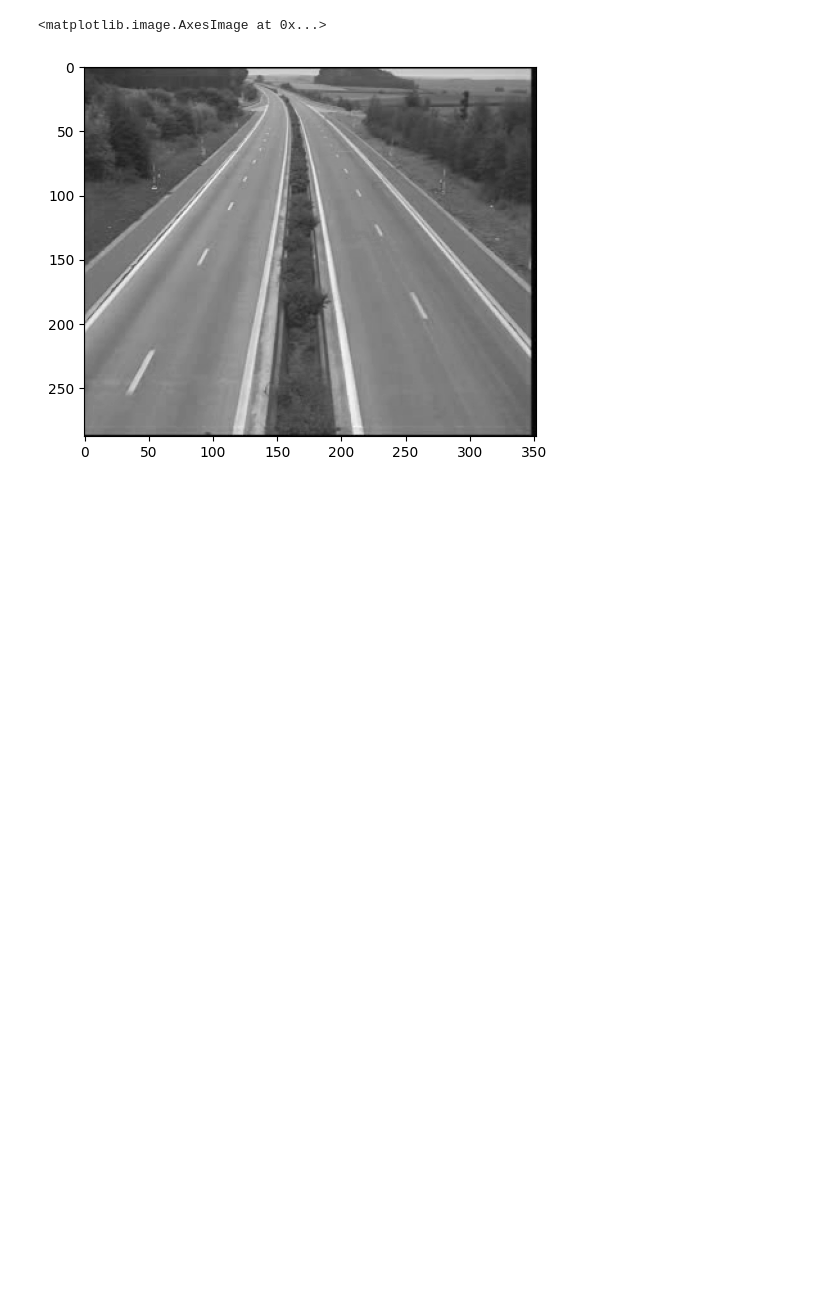
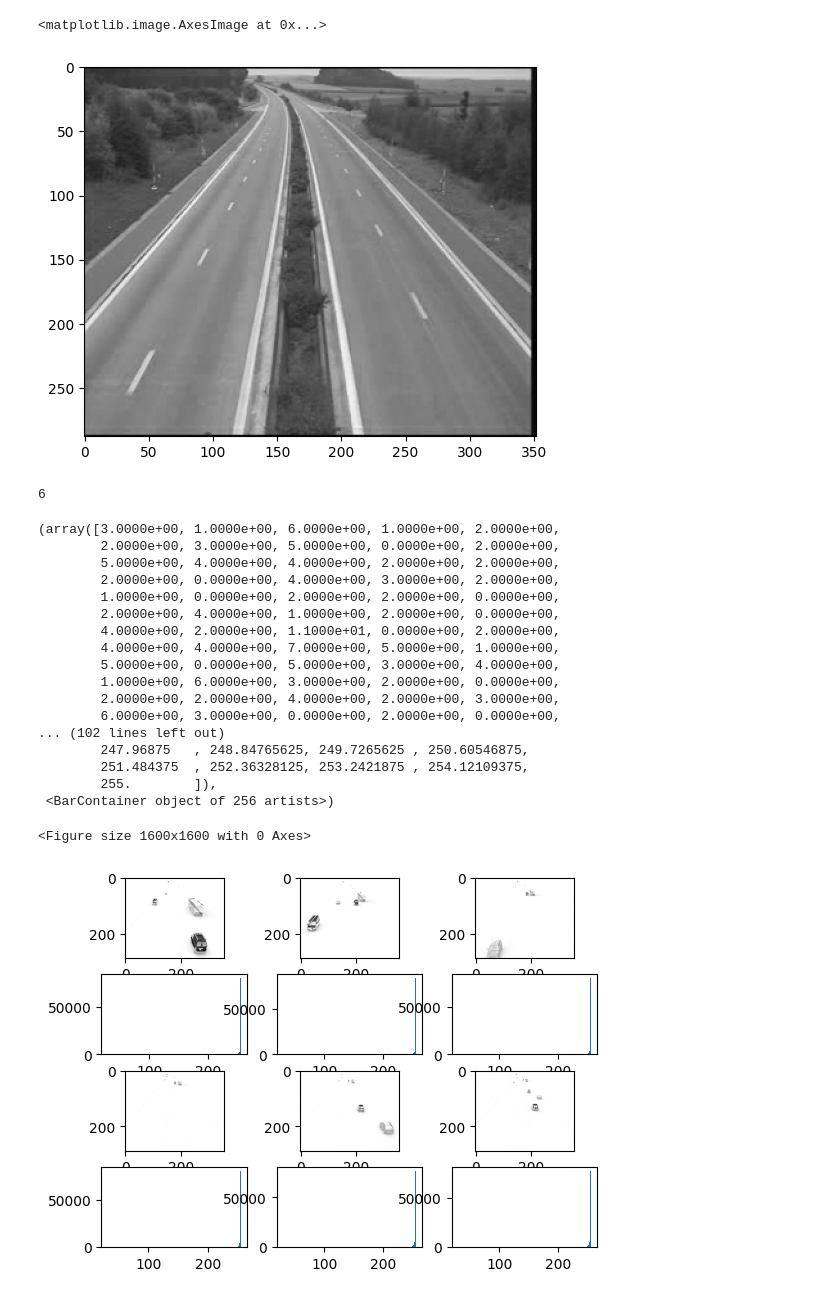
Before and after one commit to gpoell/qmul-computer-vision, a Jupyter notebook: src/cw5/main.ipynb, the cells around one changed output. Cells and saved outputs as stored; diff of their text form; code cells hidden in the pictures; blank space fills up the shorter version.

Commit message:
CW1.5 task C complete

```diff
--- a/src/cw5/main.ipynb
+++ b/src/cw5/main.ipynb
@@ -42,11 +42,11 @@ for i in range(total_frames):
     # Capture an image every second (or every 30 frames per second)
     if i % fps == 0:
 
-        # Save the frame as an image for visual comparison
-        cv2.imwrite('../../output/cw5/video_out/frame' + str(index) + '.png', frame)
-
         # Convert to Gray Scale to reduce noise
         frame = cv2.cvtColor(frame, cv2.COLOR_BGR2GRAY)
+
+        # Save the frame as an image for visual comparison
+        cv2.imwrite('../../output/cw5/video_out/frameA' + str(index) + '.png', frame)
 
         # Store images for processing background
         images.append(frame)
@@ -56,16 +56,13 @@ for i in range(total_frames):
             ref_frame = frame
 
         # Perform frame differencing using the first reference frame
-        result = frame - ref_frame
-        # r, g, b = result[:,:,0].flatten(), result[:,:,1].flatten(), result[:,:,2].flatten()
-        # result = r + g + b
+        result = np.abs(frame - ref_frame)
+        result[result < 30] = 255
         frame_metrics.append(result)
 
         # Save the frame as an image for visual comparison
         cv2.imwrite('../../output/cw5/frame_diff/frameA' + str(index) + '.png', result)
 
-        # Update reference frame and index
-        ref_frame = frame
         index += 1
 # %%
 # Task B: Write a function that performs pixel-by-pixel frame differencing using, as reference frame, the first
@@ -135,9 +131,53 @@ plt.imshow(background_frame, cmap="gray")
 # %% [output]
 <matplotlib.image.AxesImage at 0x...>
 [figure]
-# %%
-# Task D: Write a function that counts the number of moving objects in each frame of a sequence.
-result = images[0] - background_frame
-
-hist_res = result.flatten()
-plt.imshow(result, cmap="gray")
+# %%
+# Task D: Write a function that counts the number of moving objects in each frame of a sequence.
+img_plot = []
+hist_plot = []
+
+for image in images:
+    result = image - background_frame
+    # Threshold noise
+    result[result < 30] = 255
+    img_plot.append(result)
+    result = result.flatten()
+    hist_plot.append(result)
+
+print(len(images))
+
+plt.figure(figsize=(16, 16))
+fig, axs = plt.subplots(4, 3)
+axs[0, 0].imshow(img_plot[0], cmap="gray")
+axs[0, 1].imshow(img_plot[1], cmap="gray")
+axs[0, 2].imshow(img_plot[2], cmap="gray")
+axs[1, 0].hist(hist_plot[0], bins=256)
+axs[1, 1].hist(hist_plot[1], bins=256)
+axs[1, 2].hist(hist_plot[2], bins=256)
+axs[2, 0].imshow(img_plot[3], cmap="gray")
+axs[2, 1].imshow(img_plot[4], cmap="gray")
+axs[2, 2].imshow(img_plot[5], cmap="gray")
+axs[3, 0].hist(hist_plot[3], bins=256)
+axs[3, 1].hist(hist_plot[4], bins=256)
+axs[3, 2].hist(hist_plot[5], bins=256)
+# %% [output]
+6
+(array([3.0000e+00, 1.0000e+00, 6.0000e+00, 1.0000e+00, 2.0000e+00,
+        2.0000e+00, 3.0000e+00, 5.0000e+00, 0.0000e+00, 2.0000e+00,
+        5.0000e+00, 4.0000e+00, 4.0000e+00, 2.0000e+00, 2.0000e+00,
+        2.0000e+00, 0.0000e+00, 4.0000e+00, 3.0000e+00, 2.0000e+00,
+        1.0000e+00, 0.0000e+00, 2.0000e+00, 2.0000e+00, 0.0000e+00,
+        2.0000e+00, 4.0000e+00, 1.0000e+00, 2.0000e+00, 0.0000e+00,
+        4.0000e+00, 2.0000e+00, 1.1000e+01, 0.0000e+00, 2.0000e+00,
+        4.0000e+00, 4.0000e+00, 7.0000e+00, 5.0000e+00, 1.0000e+00,
+        5.0000e+00, 0.0000e+00, 5.0000e+00, 3.0000e+00, 4.0000e+00,
+        1.0000e+00, 6.0000e+00, 3.0000e+00, 2.0000e+00, 0.0000e+00,
+        2.0000e+00, 2.0000e+00, 4.0000e+00, 2.0000e+00, 3.0000e+00,
+        6.0000e+00, 3.0000e+00, 0.0000e+00, 2.0000e+00, 0.0000e+00,
+... (102 lines left out)
+        247.96875   , 248.84765625, 249.7265625 , 250.60546875,
+        251.484375  , 252.36328125, 253.2421875 , 254.12109375,
+        255.        ]),
+ <BarContainer object of 256 artists>)
+<Figure size 1600x1600 with 0 Axes>
+[figure, added]
```
Also changed, not shown: parts of 1 cell of this notebook.
